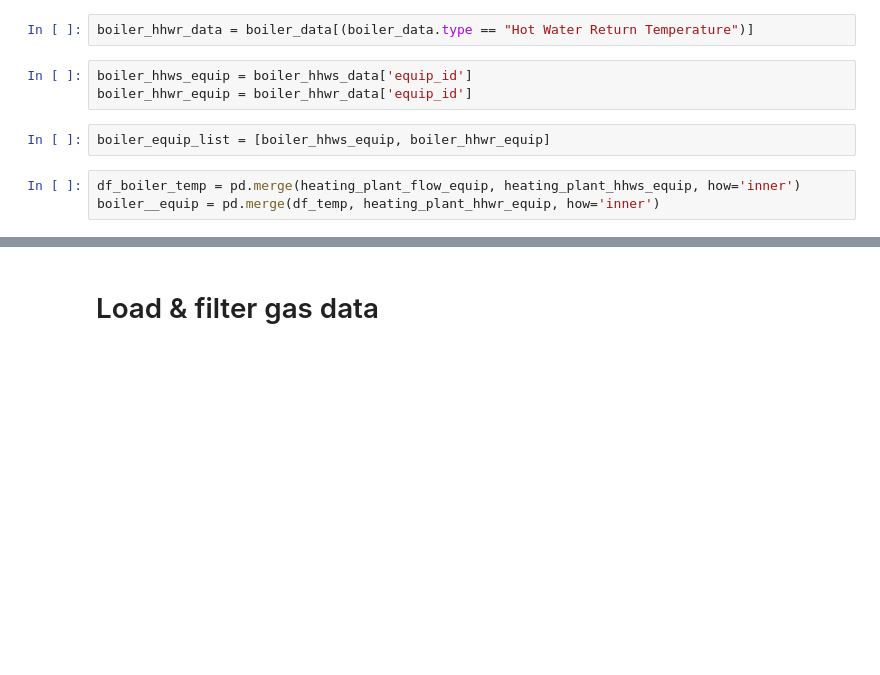
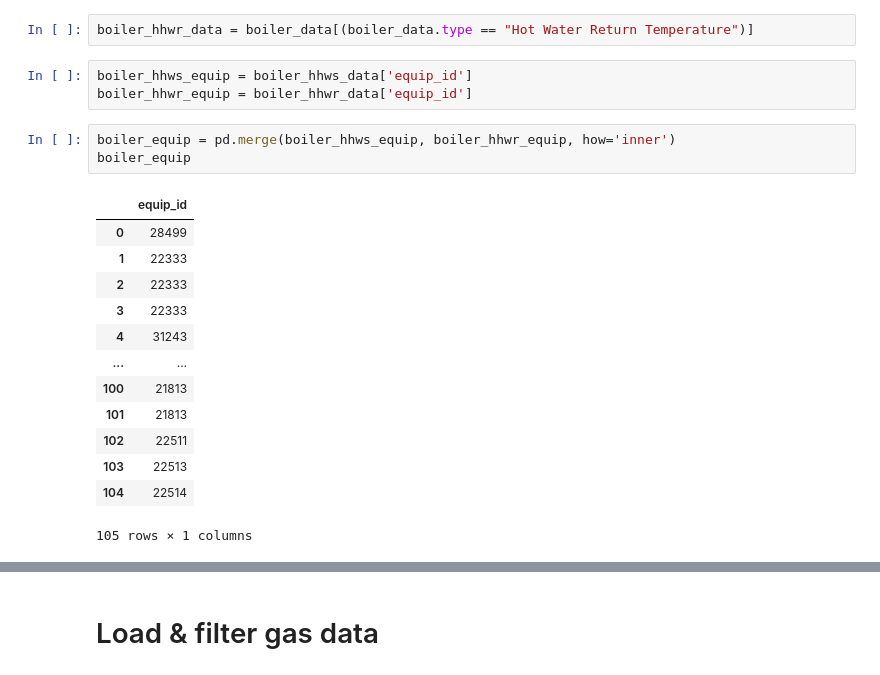
Before and after one commit to PengkunLiu/RTEM_CMU, a Jupyter notebook: RTEM Jupyter Notebook/a-rtem-heating-energy.ipynb, the cells around one changed output, grey strips where cells are left out. Saved outputs shown, nothing was run; the diff lists cells and outputs as text; blank space fills up the shorter version.

```diff
--- a/RTEM Jupyter Notebook/a-rtem-heating-energy.ipynb
+++ b/RTEM Jupyter Notebook/a-rtem-heating-energy.ipynb
@@ -172,11 +163,23 @@ boiler
 boiler_hhws_data = boiler_data[(boiler_data.type == "Hot Water Supply Temperature")]
 # %%
 boiler_hhwr_data = boiler_data[(boiler_data.type == "Hot Water Return Temperature")]
-# %%
-boiler_hhws_equip = boiler_hhws_data['equip_id']
-boiler_hhwr_equip = boiler_hhwr_data['equip_id']
-# %%
-boiler_equip_list = [boiler_hhws_equip, boiler_hhwr_equip]
-# %%
-df_boiler_temp = pd.merge(heating_plant_flow_equip, heating_plant_hhws_equip, how='inner')
-boiler__equip = pd.merge(df_temp, heating_plant_hhwr_equip, how='inner')
+# %%
+boiler_hhws_equip = boiler_hhws_data['equip_id']
+boiler_hhwr_equip = boiler_hhwr_data['equip_id']
+# %%
+boiler_equip = pd.merge(boiler_hhws_equip, boiler_hhwr_equip, how='inner')
+boiler_equip
+# %% [output]
+|  | equip_id |
+| 0 | 28499 |
+| 1 | 22333 |
+| 2 | 22333 |
+| 3 | 22333 |
+| 4 | 31243 |
+| ... | ... |
+| 100 | 21813 |
+| 101 | 21813 |
+| 102 | 22511 |
+| 103 | 22513 |
+| 104 | 22514 |
+105 rows × 1 columns
```
Also changed, not shown: parts of 104 cells of this notebook.
